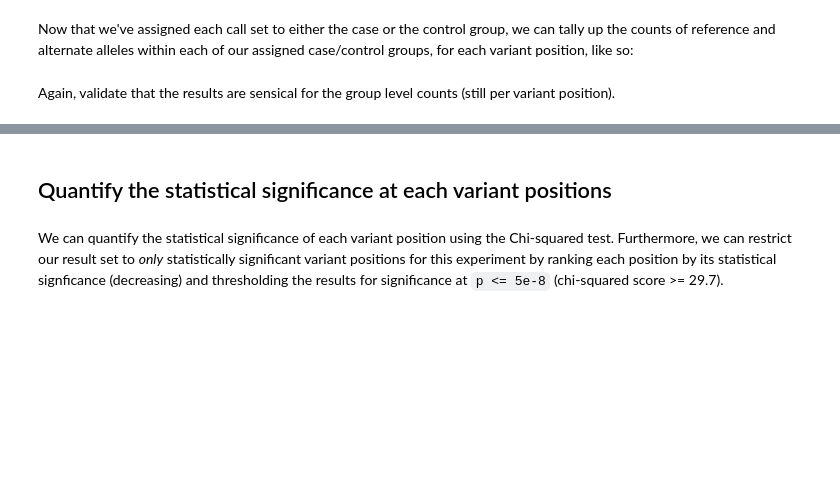
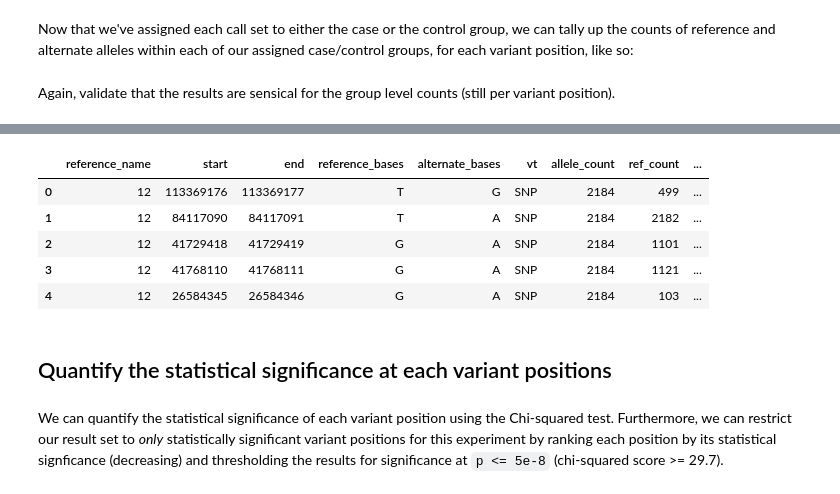
Before and after one commit to googlegenomics/datalab-examples, a Jupyter notebook: datalab/genomics/Genome-wide association study (GWAS).ipynb, the cells around one changed output, grey strips where cells are left out. Drawn from its saved outputs; the diff is of its cells as text; code cells hidden in the pictures; blank space fills up the shorter version.

```diff
--- a/datalab/genomics/Genome-wide association study (GWAS).ipynb
+++ b/datalab/genomics/Genome-wide association study (GWAS).ipynb
@@ -184,5 +199,5 @@ bq.Query(grouped_counts,
          exp_groups=exp_groups,
          allele_counts=allele_counts,
          sample_info_table=sample_info_table,
-         variants_table=variants_table).sample()
+         variants_table=variants_table).sample().to_dataframe()
 # %% [output]
@@ -190,3 +204,9 @@ bq.Query(grouped_counts,
+|  | reference_name | start | end | reference_bases | alternate_bases | vt | allele_count | ref_count | ... |
+| 0 | 12 | 113369176 | 113369177 | T | G | SNP | 2184 | 499 | ... |
+| 1 | 12 | 84117090 | 84117091 | T | A | SNP | 2184 | 2182 | ... |
+| 2 | 12 | 41729418 | 41729419 | G | A | SNP | 2184 | 1101 | ... |
+| 3 | 12 | 41768110 | 41768111 | G | A | SNP | 2184 | 1121 | ... |
+| 4 | 12 | 26584345 | 26584346 | G | A | SNP | 2184 | 103 | ... |
 # %% [markdown]
 ## Quantify the statistical significance at each variant positions
 # %% [markdown]
```
Also changed, not shown: parts of 5 cells of this notebook, 1 other file.
